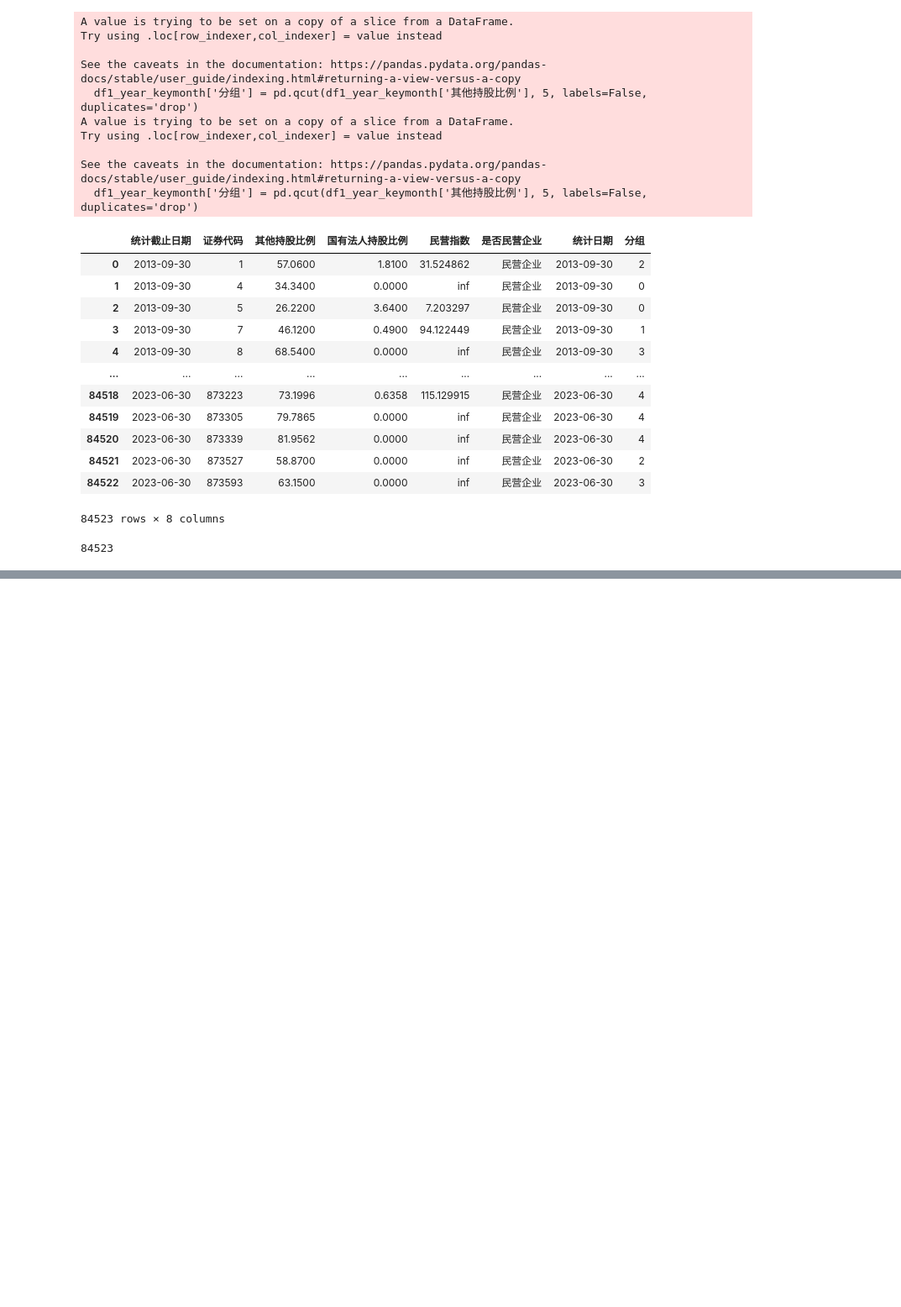
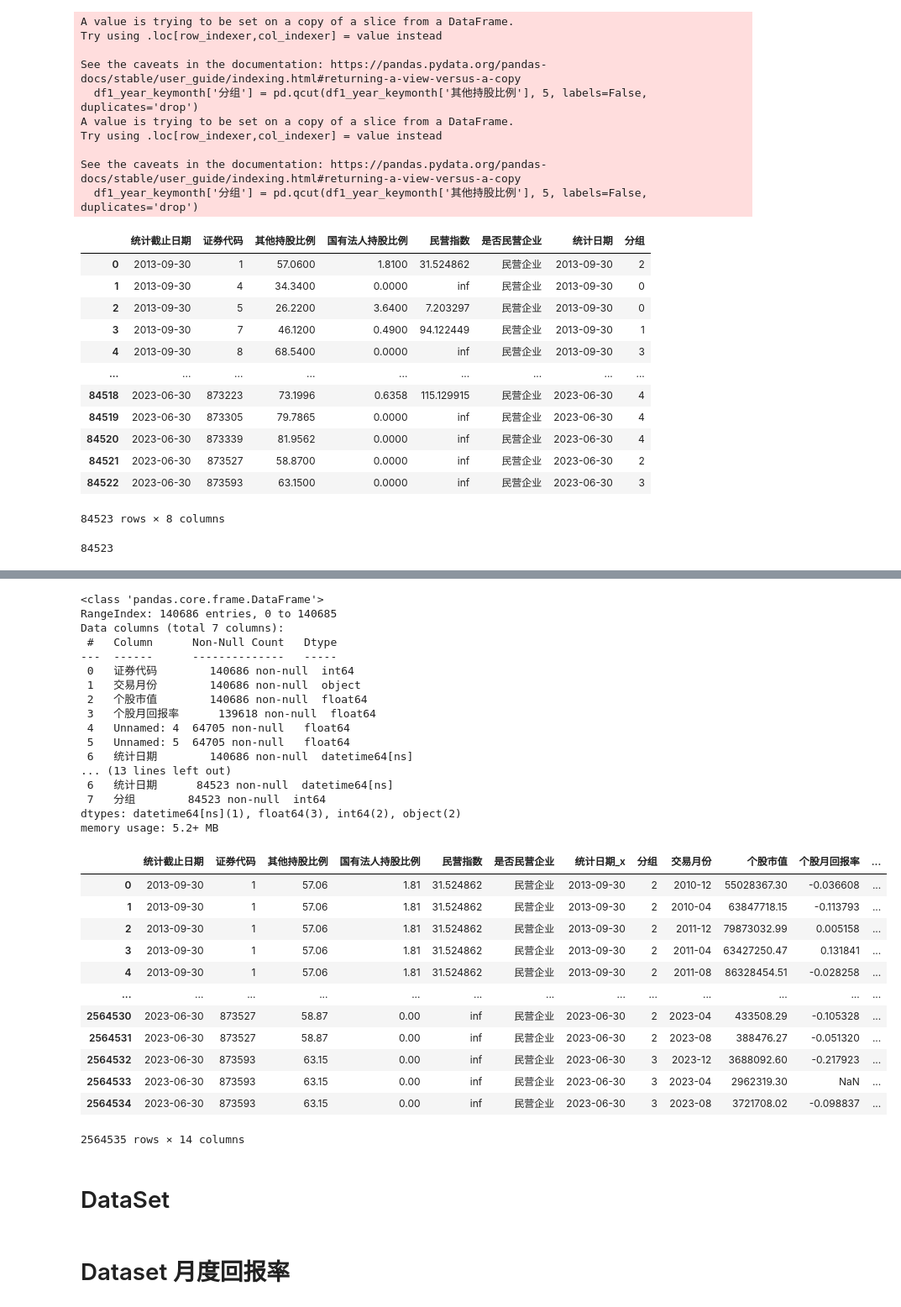
Before and after one commit to Prussia/playJupyter, a Jupyter notebook: testproj/计算加权回报率.ipynb, the cells around one changed output, grey strips where cells are left out. Shown at 84% size. Drawn from its saved outputs; the diff is of its cells as text; code cells hidden in the pictures; blank space fills up the shorter version.

```diff
--- a/testproj/计算加权回报率.ipynb
+++ b/testproj/计算加权回报率.ipynb
@@ -380,0 +447,10 @@ df1_group.to_excel('加权权重分组.xlsx',index=False)
+# %%
+
+# 假设你的DataFrame叫df，日期列叫'最新统计日期'
+# 我们假设年份和日不变，只是月份改变了
+df2_market_value['new_month'] = (df2_market_value['统计日期'].dt.month *3/4).astype(int)
+df2_market_value['new_year'] = df2_market_value['统计日期'].dt.year
+df2_market_value['new_day'] = 1  # 假设每月的第一天
+df2_market_value
+# 构建新的日期字符串
+#df2_market_value['新统计日期'] = pd.to_datetime(df2_market_value[['new_year', 'new_month', 'new_day']])
@@ -380,0 +471,12 @@ df1_group.to_excel('加权权重分组.xlsx',index=False)
+# %%
+# df2_market_value['新统计日期'] = pd.to_datetime(df2_market_value[['new_year', 'new_month', 'new_day']])
+
+
+df2_market_value['最新统计日期'] = pd.to_datetime({
+    'year': df2_market_value['new_year'],
+    'month': df2_market_value['new_month'],
+    'day': df2_market_value['new_day']
+})
+# %%
+df2_market_value.drop(columns=['新统计日期','new_year', 'new_month', 'new_day'], inplace=True)
+df2_market_value
@@ -380,0 +497,37 @@ df1_group.to_excel('加权权重分组.xlsx',index=False)
+# %%
+df2_market_value.info()
+df1_group.info()
+
+df1_merged_group = pd.merge(df1_group, df2_market_value, on=['证券代码'], how='left')
+df1_merged_group
+# %% [output]
+<class 'pandas.core.frame.DataFrame'>
+RangeIndex: 140686 entries, 0 to 140685
+Data columns (total 7 columns):
+ #   Column      Non-Null Count   Dtype
+---  ------      --------------   -----
+ 0   证券代码        140686 non-null  int64
+ 1   交易月份        140686 non-null  object
+ 2   个股市值        140686 non-null  float64
+ 3   个股月回报率      139618 non-null  float64
+ 4   Unnamed: 4  64705 non-null   float64
+ 5   Unnamed: 5  64705 non-null   float64
+ 6   统计日期        140686 non-null  datetime64[ns]
+... (13 lines left out)
+ 6   统计日期      84523 non-null  datetime64[ns]
+ 7   分组        84523 non-null  int64
+dtypes: datetime64[ns](1), float64(3), int64(2), object(2)
+memory usage: 5.2+ MB
+|  | 统计截止日期 | 证券代码 | 其他持股比例 | 国有法人持股比例 | 民营指数 | 是否民营企业 | 统计日期_x | 分组 | 交易月份 | 个股市值 | 个股月回报率 | ... |
+| 0 | 2013-09-30 | 1 | 57.06 | 1.81 | 31.524862 | 民营企业 | 2013-09-30 | 2 | 2010-12 | 55028367.30 | -0.036608 | ... |
+| 1 | 2013-09-30 | 1 | 57.06 | 1.81 | 31.524862 | 民营企业 | 2013-09-30 | 2 | 2010-04 | 63847718.15 | -0.113793 | ... |
+| 2 | 2013-09-30 | 1 | 57.06 | 1.81 | 31.524862 | 民营企业 | 2013-09-30 | 2 | 2011-12 | 79873032.99 | 0.005158 | ... |
+| 3 | 2013-09-30 | 1 | 57.06 | 1.81 | 31.524862 | 民营企业 | 2013-09-30 | 2 | 2011-04 | 63427250.47 | 0.131841 | ... |
+| 4 | 2013-09-30 | 1 | 57.06 | 1.81 | 31.524862 | 民营企业 | 2013-09-30 | 2 | 2011-08 | 86328454.51 | -0.028258 | ... |
+| ... | ... | ... | ... | ... | ... | ... | ... | ... | ... | ... | ... | ... |
+| 2564530 | 2023-06-30 | 873527 | 58.87 | 0.00 | inf | 民营企业 | 2023-06-30 | 2 | 2023-04 | 433508.29 | -0.105328 | ... |
+| 2564531 | 2023-06-30 | 873527 | 58.87 | 0.00 | inf | 民营企业 | 2023-06-30 | 2 | 2023-08 | 388476.27 | -0.051320 | ... |
+| 2564532 | 2023-06-30 | 873593 | 63.15 | 0.00 | inf | 民营企业 | 2023-06-30 | 3 | 2023-12 | 3688092.60 | -0.217923 | ... |
+| 2564533 | 2023-06-30 | 873593 | 63.15 | 0.00 | inf | 民营企业 | 2023-06-30 | 3 | 2023-04 | 2962319.30 | NaN | ... |
+| 2564534 | 2023-06-30 | 873593 | 63.15 | 0.00 | inf | 民营企业 | 2023-06-30 | 3 | 2023-08 | 3721708.02 | -0.098837 | ... |
+2564535 rows × 14 columns
@@ -381,3 +571,7 @@ df1_group.to_excel('加权权重分组.xlsx',index=False)
+# %% [markdown]
+# DataSet
+# %% [markdown]
+# Dataset 月度回报率
 # %%
 df3['DATE'] = df3['统计日期'].dt.date
 
```
Also changed, not shown: parts of 20 cells of this notebook.
